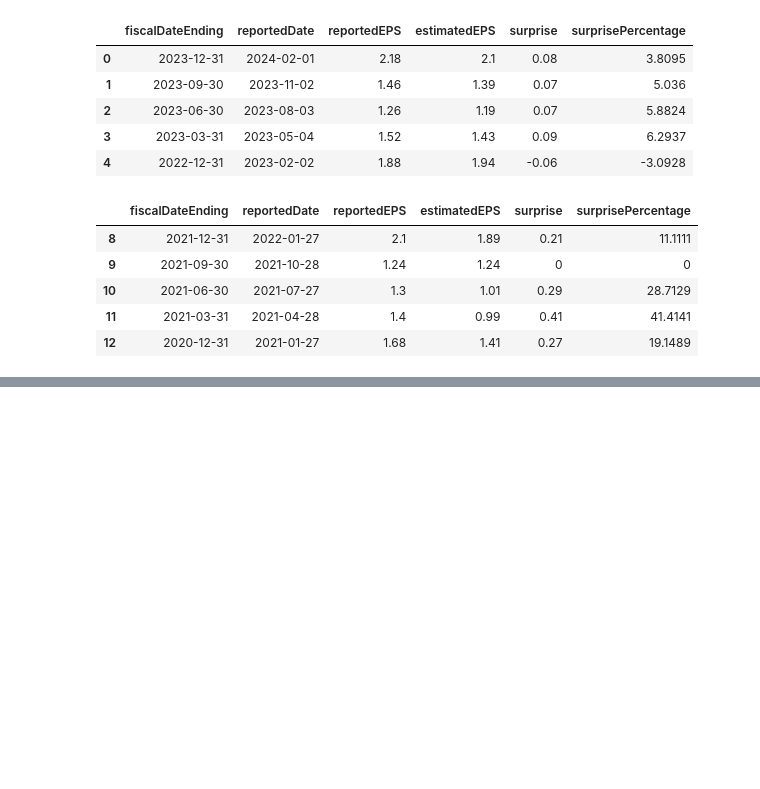
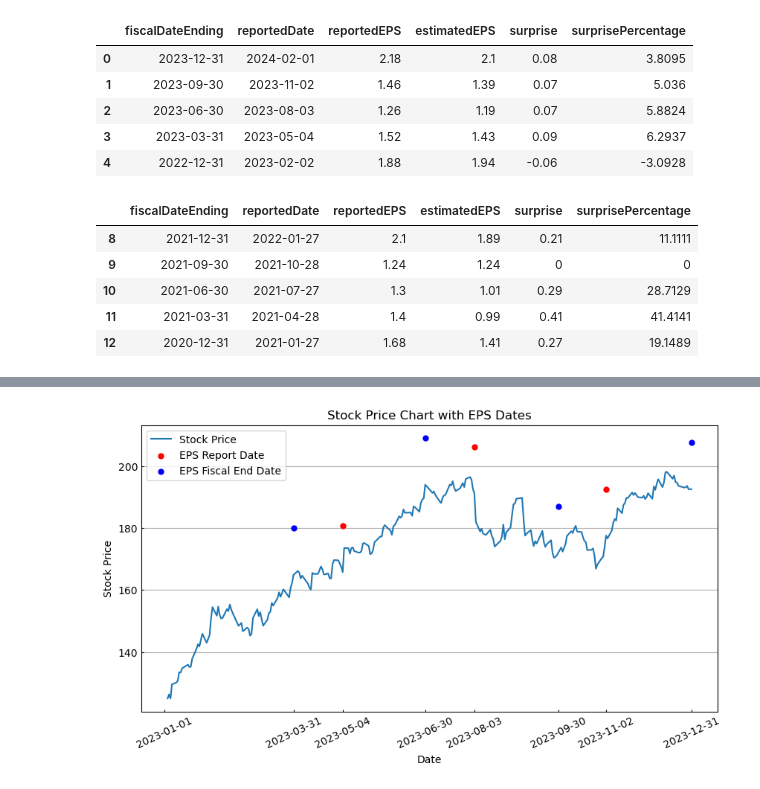
Before and after one commit to mydcxiao/vlm_behavioral_fin, a Jupyter notebook: data/sp500.ipynb, the cells around one changed output, grey strips where cells are left out. Cells and saved outputs as stored; diff of their text form; code cells hidden in the pictures; blank space fills up the shorter version.

Commit message:
add plot

```diff
--- a/data/sp500.ipynb
+++ b/data/sp500.ipynb
@@ -339,0 +342,11 @@ print(len(structured_quarterly_eps), len(narrative_quarterly_eps))
+# %%
+start = '2023-01-01'
+end = '2023-12-31'
+# %%
+ticker = 'AAPL'
+comp_price = prices.xs(ticker, axis=1, level=1, drop_level=True)
+comp_stock = comp_price.loc[start:end]
+comp_stock = comp_stock[['Open', 'Close']]
+comp_stock.columns.name = None
+comp_stock.reset_index(inplace=True)
+comp_stock.head()
@@ -339,0 +360,9 @@ print(len(structured_quarterly_eps), len(narrative_quarterly_eps))
+# %%
+import json
+with open('eps_history/data-AAPL.json', 'r') as f:
+    eps_dict = json.load(f)
+eps_dict.keys()
+quarterly_eps = eps_dict['quarterlyEarnings']
+quarterly_eps_df = pd.DataFrame(quarterly_eps)
+quarterly_eps_df = quarterly_eps_df[quarterly_eps_df['fiscalDateEnding'].between(start, end)]
+quarterly_eps_df.head()
@@ -339,0 +375,39 @@ print(len(structured_quarterly_eps), len(narrative_quarterly_eps))
+# %%
+# Define an offset for the markers
+offset = 15
+
+# Plotting
+plt.figure(figsize=(10, 5))
+all_dates = pd.date_range(start, end, freq='D')
+comp_stock['Date'] = pd.to_datetime(comp_stock['Date'])
+comp_stock = comp_stock.set_index('Date').reindex(all_dates).reset_index().rename(columns={'index': 'Date'})
+comp_stock['Open'] = comp_stock['Open'].interpolate(method='linear')
+comp_stock['Close'] = comp_stock['Close'].interpolate(method='linear')
+comp_stock['Date'] = comp_stock['Date'].dt.strftime('%Y-%m-%d')
+plt.plot(comp_stock['Date'], comp_stock['Close'], label='Stock Price', zorder=5)  # Plot stock price
+
+# Marking the EPS report date with "R"
+eps_price = comp_stock.loc[comp_stock['Date'].isin(quarterly_eps_df['reportedDate']), 'Close']
+eps_date = comp_stock.loc[comp_stock['Date'].isin(quarterly_eps_df['reportedDate']), 'Date']
+plt.scatter(eps_date, eps_price + offset, color='red', marker='o', s=25, zorder=10, label='EPS Report Date')
+# plt.text(eps_date, eps_price + offset, 'R', color='black', ha='center', va='center', fontsize=12, zorder=20)
+
+# Marking the Fiscal End Date with "F"
+fiscal_price = comp_stock.loc[comp_stock['Date'].isin(quarterly_eps_df['fiscalDateEnding']), 'Close']
+fiscal_date = comp_stock.loc[comp_stock['Date'].isin(quarterly_eps_df['fiscalDateEnding']), 'Date']
+plt.scatter(fiscal_date, fiscal_price + offset, color='blue', marker='o', s=25, zorder=10, label='EPS Fiscal End Date')
+# plt.text(fiscal_date, fiscal_price + offset, 'F', color='black', ha='center', va='center', fontsize=12, zorder=20)
+
+xticks = list(set([start, end] + eps_date.values.tolist() + fiscal_date.values.tolist()))
+xlabels = list(set([start, end] + eps_date.values.tolist() + fiscal_date.values.tolist()))
+
+plt.legend()
+plt.xlabel('Date')
+plt.ylabel('Stock Price')
+plt.xticks(xticks, xlabels, rotation=25)
+plt.tick_params(length=2, direction='in')
+plt.title('Stock Price Chart with EPS Dates')
+plt.grid(axis='y', linestyle='-', alpha=1)
+plt.show()
+# %% [output]
+[figure, added]
```
Also changed, not shown: parts of 13 cells of this notebook, 2 other files.
